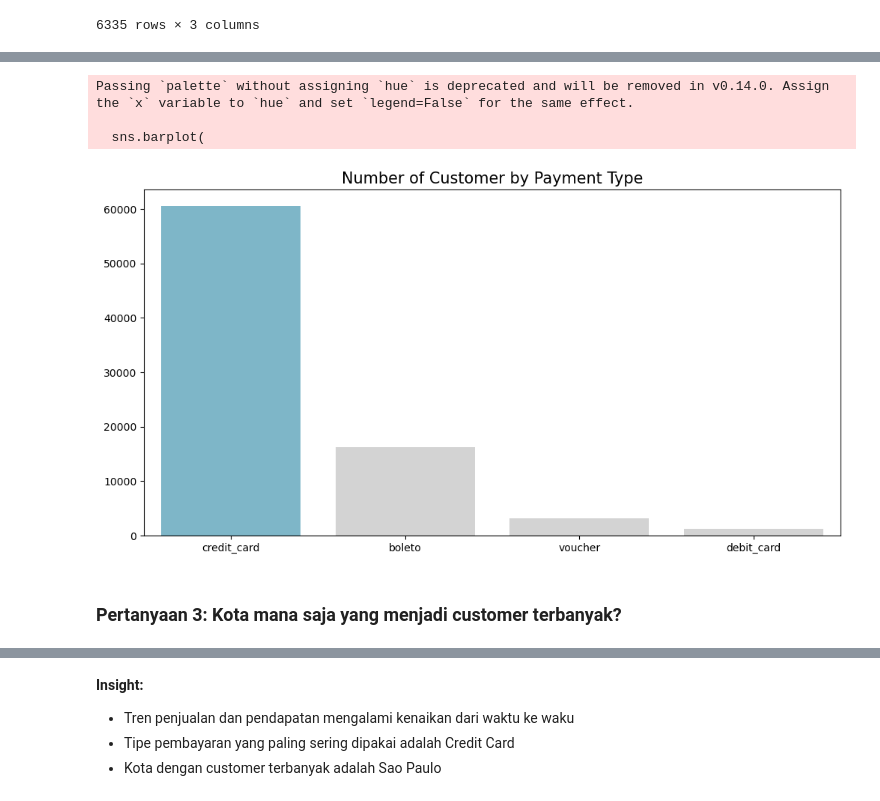
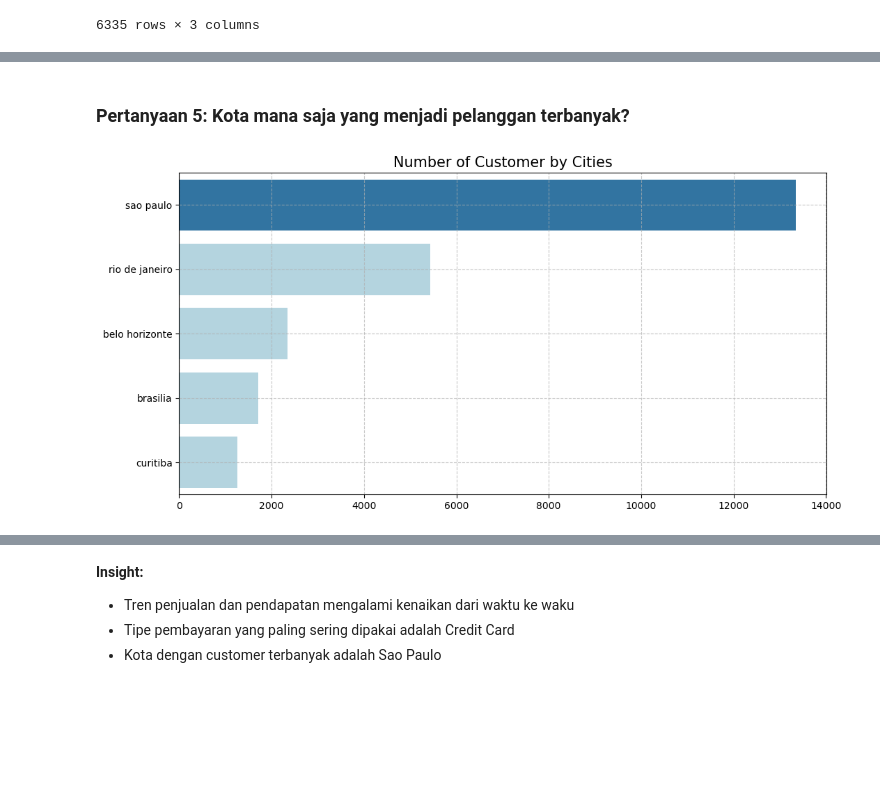
Before and after one commit to azhar-anas/e-commerce_dashboard_st, a Jupyter notebook: notebook.ipynb, the cells around one changed output, grey strips where cells are left out. Saved outputs shown, nothing was run; the diff lists cells and outputs as text; code cells hidden in the pictures; blank space fills up the shorter version.

```diff
--- a/notebook.ipynb
+++ b/notebook.ipynb
@@ -651,9 +710,7 @@ orders_df = orders_df[orders_df.order_status == 'delivered']
 # Menambahkan kolom baru 'delivery_time_day' yang berisi lama pengiriman dalam satuan hari
 delivery_time = orders_df['order_delivered_customer_date'] - orders_df['order_purchase_timestamp']
 delivery_time = delivery_time.apply(lambda x: x.total_seconds())
-orders_df['delivery_time_day'] = round(delivery_time/86400)
+orders_df.loc[:, 'delivery_time_day'] = round(delivery_time / 86400)
 
 orders_df.describe(include='all')
-
-# Rata-rata lama pengiriman adalah 12 hari, dengan minimal selama 1 hari, dan maksimal 210 hari
 # %% [output]
@@ -917,27 +1095,29 @@ plt.show()
+# %% [markdown]
+### Pertanyaan 5: Kota mana saja yang menjadi pelanggan terbanyak?
 # %%
-bypayment_type_df = all_df.groupby(by='payment_type').customer_id.nunique().reset_index()
-bypayment_type_df.rename(columns={
+# Menampilkan 10 kota dengan jumlah customer terbanyak menggunakan bar chart horizontal
+bycity_df = all_df.groupby(by='customer_city').customer_id.nunique().reset_index()
+bycity_df.rename(columns={
     'customer_id': 'customer_count'
 }, inplace=True)
-bypayment_type_df.sort_values(by='customer_count', ascending=False, inplace=True)
+bycity_df.sort_values(by='customer_count', ascending=False, inplace=True)
 
 plt.figure(figsize=(12, 6))
-colors_ = ['#72BCD4', '#D3D3D3', '#D3D3D3', '#D3D3D3', '#D3D3D3', '#D3D3D3', '#D3D3D3', '#D3D3D3', '#D3D3D3', '#D3D3D3']
+colors_ = ['tab:blue', 'lightblue', 'lightblue', 'lightblue', 'lightblue']
 
 sns.barplot(
-    x='payment_type',
-    y='customer_count',
-    data=bypayment_type_df.head().sort_values(by='customer_count', ascending=False),
-    palette=colors_
+    x='customer_count',
+    y='customer_city',
+    data=bycity_df.head().sort_values(by='customer_count', ascending=False),
+    palette=colors_,
+    hue='customer_city',
+    dodge=False,
+    legend=False
 )
-plt.title('Number of Customer by Payment Type', loc='center', fontsize=15)
+plt.title('Number of Customer by Cities', loc='center', fontsize=15)
 plt.ylabel(None)
 plt.xlabel(None)
+plt.grid(True, linestyle='--', alpha=0.7)
 plt.show()
 # %% [output]
-Passing `palette` without assigning `hue` is deprecated and will be removed in v0.14.0. Assign the `x` variable to `hue` and set `legend=False` for the same effect.
-
-  sns.barplot(
-[figure, old version]
+[figure, new version]
-# %% [markdown]
-### Pertanyaan 3: Kota mana saja yang menjadi customer terbanyak?
```
Also changed, not shown: parts of 154 cells of this notebook, 3 other files.
